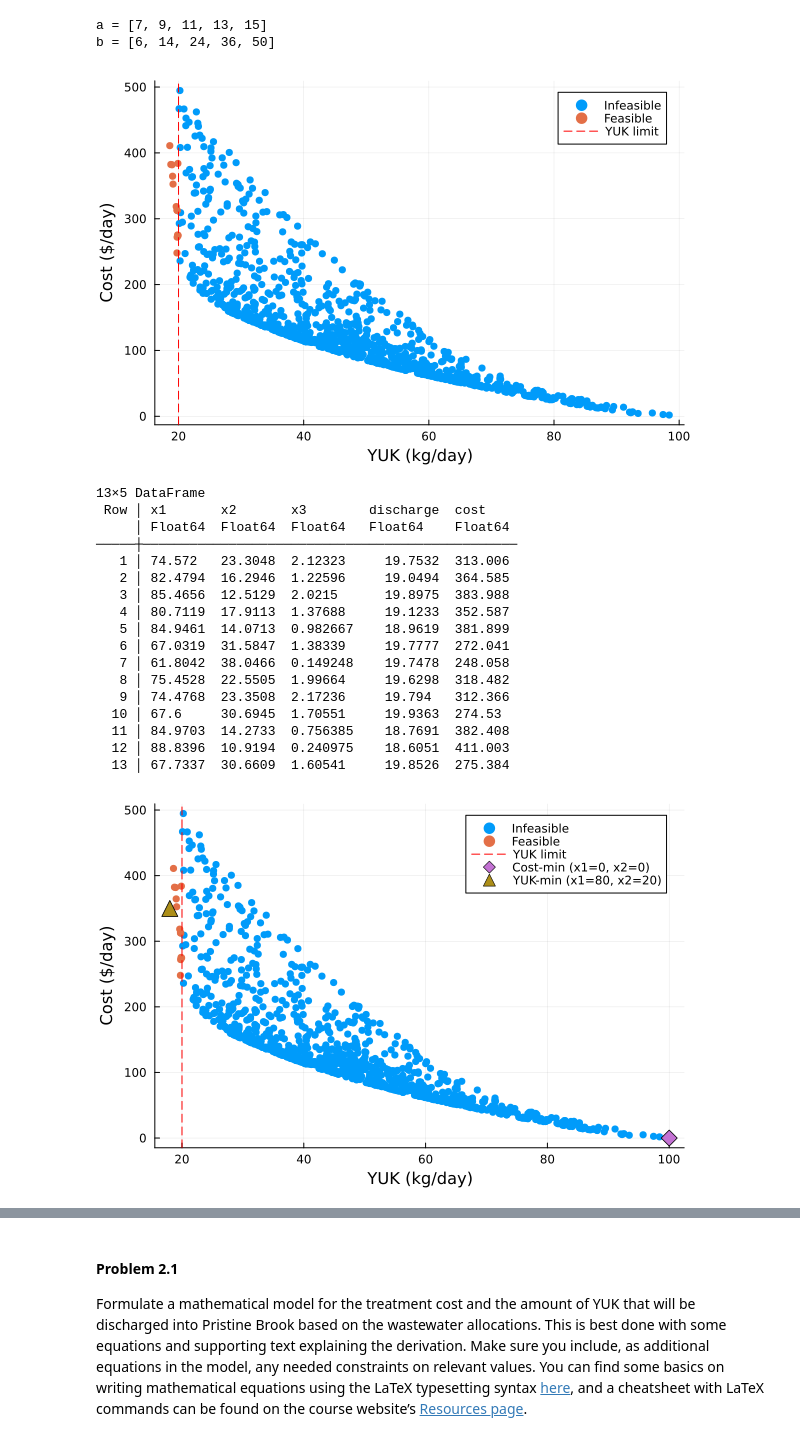
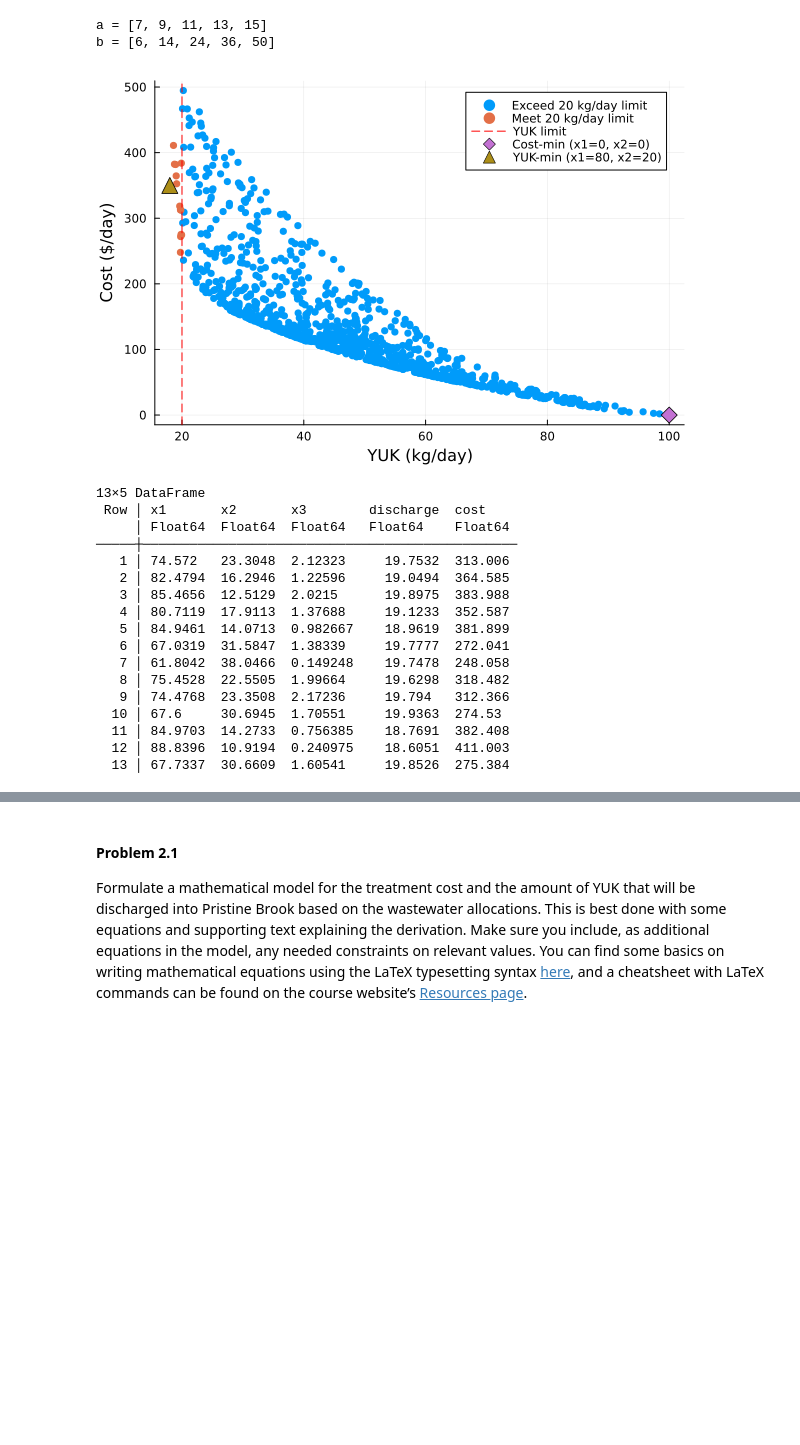
Before and after one commit to BEE4750-FA25/bee4750-hw1-rv297, a Jupyter notebook: hw01.ipynb, the cells around one changed output, grey strips where cells are left out. Drawn from its saved outputs; the diff is of its cells as text; code cells hidden in the pictures; blank space fills up the shorter version.

```diff
--- a/hw01.ipynb
+++ b/hw01.ipynb
@@ -395,37 +395,39 @@ c = similar(x2) # cost
 s = falses(N) # whether discharge into Pristine Brook meets the standard
 
 for i in 1:N
     d[i], c[i], s[i] = yuk_output(x1[i], x2[i], Q) # test the model for each of the random trials
 end
 
 # Find all the tests that do NOT exceed 20 kg.day of YUK into Pristine Brook
 using DataFrames
 feasible_trials = DataFrame( x1 = x1[s], x2 = x2[s], x3 = 100 .- x1[s] .- x2[s], discharge = d[s], cost = c[s])
 print(feasible_trials)
 
 # Scatter plot of all trials
-scatter(d[.!s], c[.!s], label="Infeasible", ms=4, markerstrokewidth=0,
+scatter(d[.!s], c[.!s], label="Exceed 20 kg/day limit", ms=4, markerstrokewidth=0,
         xlabel="YUK (kg/day)", ylabel="Cost (\$/day)") # plot all points that are above the 20 kg/day YUK concentration
-scatter!(d[s], c[s], label="Feasible", ms=4, markerstrokewidth=0) # plot all points equal to or below 20 kg/day YUK concentration
+scatter!(d[s], c[s], label="Meet 20 kg/day limit", ms=4, markerstrokewidth=0) # plot all points equal to or below 20 kg/day YUK concentration
 vline!([20], linestyle=:dash, color=:red, label="YUK limit") # mark the 20 kg/day limit with a vertical red line
-display(current())
+
 
 # Add points minimizing cost and discharge found in 2.4 to scatter plot
 # point minimizing cost:
 min_cost_d = 100
 min_cost_c = 0
 
 # point minimizing discharge:
 min_discharge_d = 18
 min_discharge_c = 350
 
 # add points to plot
 scatter!([min_cost_d], [min_cost_c],
          markershape=:diamond, ms=8, label="Cost-min (x1=0, x2=0)")
 scatter!([min_discharge_d], [min_discharge_c],
          markershape=:utriangle, ms=8, label="YUK-min (x1=80, x2=20)")
+
+display(current())
 # %% [output]
-[figure, old version]
+[figure, new version]
 13×5 DataFrame
  Row │ x1       x2       x3        discharge  cost
      │ Float64  Float64  Float64   Float64    Float64
@@ -443,7 +445,6 @@ scatter!([min_discharge_d], [min_discharge_c],
   11 │ 84.9703  14.2733  0.756385    18.7691  382.408
   12 │ 88.8396  10.9194  0.240975    18.6051  411.003
   13 │ 67.7337  30.6609  1.60541     19.8526  275.384
-[figure, removed]
 # %% [markdown]
 Make sure you comment your code appropriately to make it clear what is going on and why.
 
```
Also changed, not shown: parts of 1 cell of this notebook.
